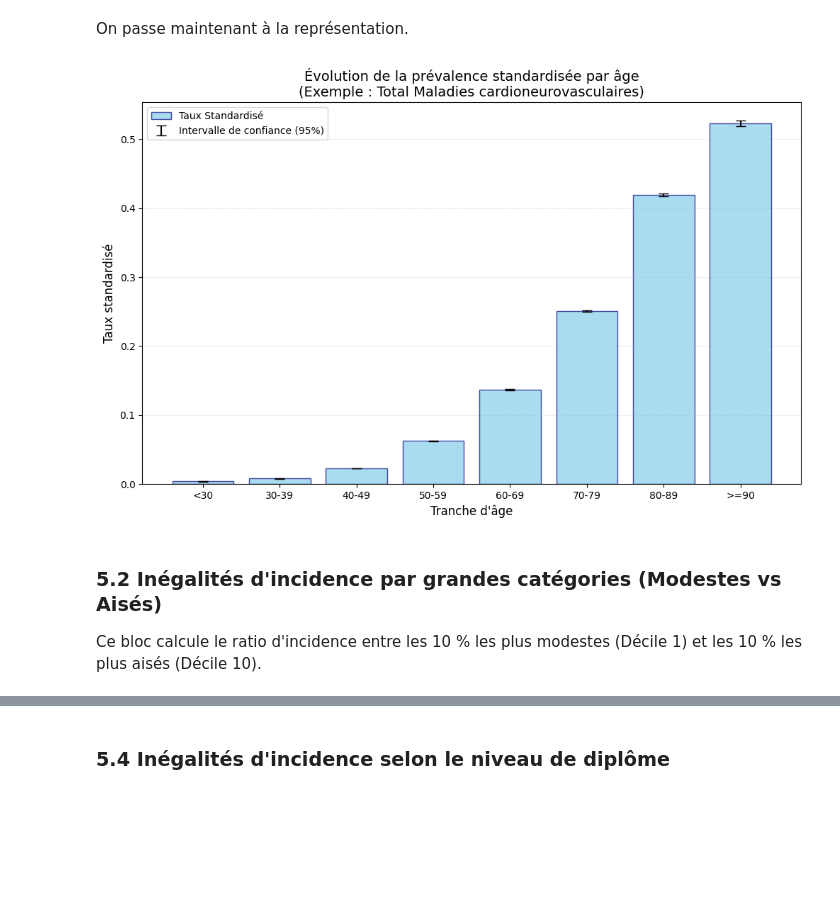
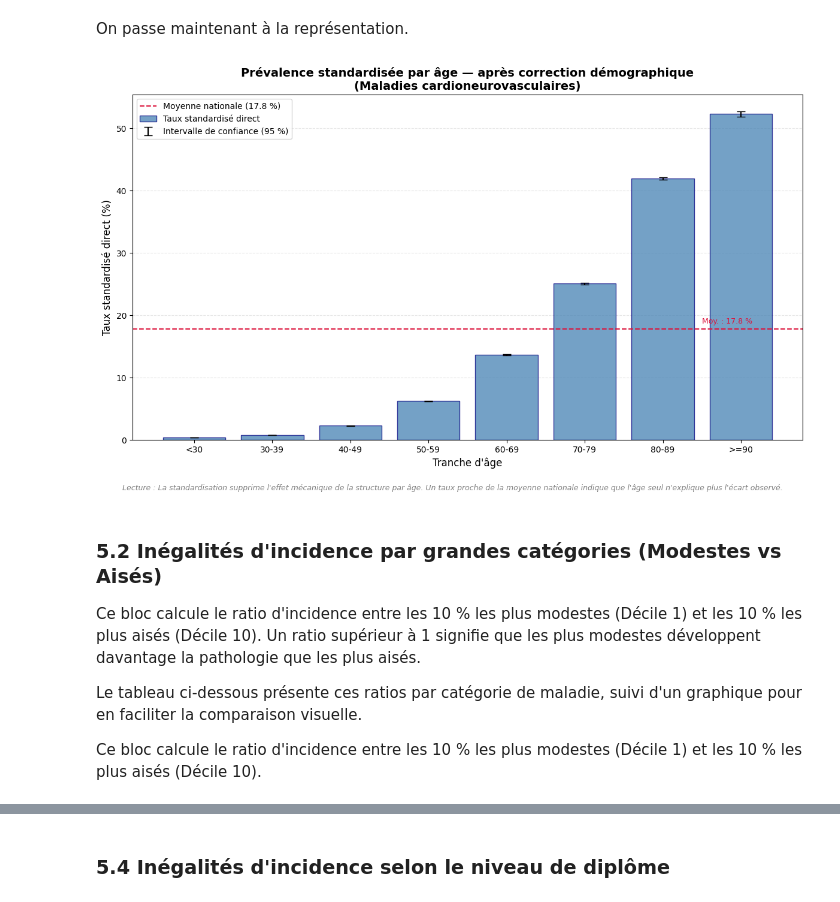
Before and after one commit to clemence-pinsard/projet_python_pour_datascience, a Jupyter notebook: main.ipynb, the cells around one changed output, grey strips where cells are left out. Saved outputs shown, nothing was run; the diff lists cells and outputs as text; code cells hidden in the pictures; blank space fills up the shorter version.

```diff
--- a/main.ipynb
+++ b/main.ipynb
@@ -604,27 +604,71 @@ erreur_sup = df_age_bis['txStandDirModBH'] - df_age_bis['txStandDir']
 erreurs = [erreur_inf, erreur_sup]
 # %% [markdown]
 On passe maintenant à la représentation.
-# %%
-plt.figure(figsize=(12, 7))
-
-plt.bar(df_age_bis['valGroupage'].astype(str), df_age_bis['txStandDir'],
-        color='skyblue', edgecolor='navy', alpha=0.7, label='Taux Standardisé')
-
-plt.errorbar(x=df_age_bis['valGroupage'].astype(str), y=df_age_bis['txStandDir'],
-             yerr=erreurs, fmt='none', ecolor='black', capsize=5, label='Intervalle de confiance (95%)')
-
-plt.title("Évolution de la prévalence standardisée par âge\n(Exemple : Total Maladies cardioneurovasculaires)", fontsize=14)
-plt.ylabel("Taux standardisé", fontsize=12)
-plt.xlabel("Tranche d'âge", fontsize=12)
-plt.grid(axis='y', linestyle='--', alpha=0.3)
-plt.legend()
-
-plt.show()
-# %% [output]
-[figure, removed]
+# %%
+# Valeur de référence : moyenne nationale tous âges confondus
+ref_nationale = df_age_bis['txStandDir'].mean() * 100
+
+fig, ax = plt.subplots(figsize=(12, 7))
+
+bars = ax.bar(
+    df_age_bis['valGroupage'].astype(str),
+    df_age_bis['txStandDir'] * 100,     # Conversion en %
+    color='steelblue', edgecolor='navy', alpha=0.75,
+    label='Taux standardisé direct'
+)
+
+# Intervalles de confiance (convertis en %)
+ax.errorbar(
+    x=df_age_bis['valGroupage'].astype(str),
+    y=df_age_bis['txStandDir'] * 100,
+    yerr=[erreur_inf * 100, erreur_sup * 100],
+    fmt='none', ecolor='black', capsize=5,
+    label='Intervalle de confiance (95 %)'
+)
+
+# Ligne de référence : moyenne nationale
+ax.axhline(
+    ref_nationale, color='crimson', linestyle='--', linewidth=1.5,
+    label=f'Moyenne nationale ({ref_nationale:.1f} %)'
+)
+
+# Annotation de la ligne de référence
+ax.text(
+    len(ordre_age) - 1.5, ref_nationale * 1.03,
+    f'Moy. : {ref_nationale:.1f} %',
+    color='crimson', fontsize=9, va='bottom'
+)
+
+ax.set_title(
+    "Prévalence standardisée par âge — après correction démographique\n"
+    "(Maladies cardioneurovasculaires)",
+    fontsize=14, fontweight='bold'
+)
+ax.set_xlabel("Tranche d'âge", fontsize=12)
+ax.set_ylabel("Taux standardisé direct (%)", fontsize=12)
+ax.grid(axis='y', linestyle='--', alpha=0.3)
+ax.set_axisbelow(True)
+ax.legend()
+
+# Note de lecture intégrée dans la figure
+fig.text(
+    0.5, -0.03,
+    "Lecture : La standardisation supprime l'effet mécanique de la structure par âge. "
+    "Un taux proche de la moyenne nationale indique que l'âge seul n'explique plus l'écart observé.",
+    ha='center', fontsize=9, style='italic', color='gray'
+)
+
+plt.tight_layout()
+plt.show()
+# %% [output]
+[figure, added]
 # %% [markdown]
 ### 5.2 Inégalités d'incidence par grandes catégories (Modestes vs Aisés)
 
+Ce bloc calcule le ratio d'incidence entre les 10 % les plus modestes (Décile 1) et les 10 % les plus aisés (Décile 10). Un ratio supérieur à 1 signifie que les plus modestes développent davantage la pathologie que les plus aisés.
+
+Le tableau ci-dessous présente ces ratios par catégorie de maladie, suivi d'un graphique pour en faciliter la comparaison visuelle.
+
 Ce bloc calcule le ratio d'incidence entre les 10 % les plus modestes (Décile 1) et les 10 % les plus aisés (Décile 10).
 # %%
 mask_inc = (df_maladies['I_cat'] == 1) & (df_maladies['varPartition'].isna()) & \
```
Also changed, not shown: parts of 15 cells of this notebook, 1 other file.
